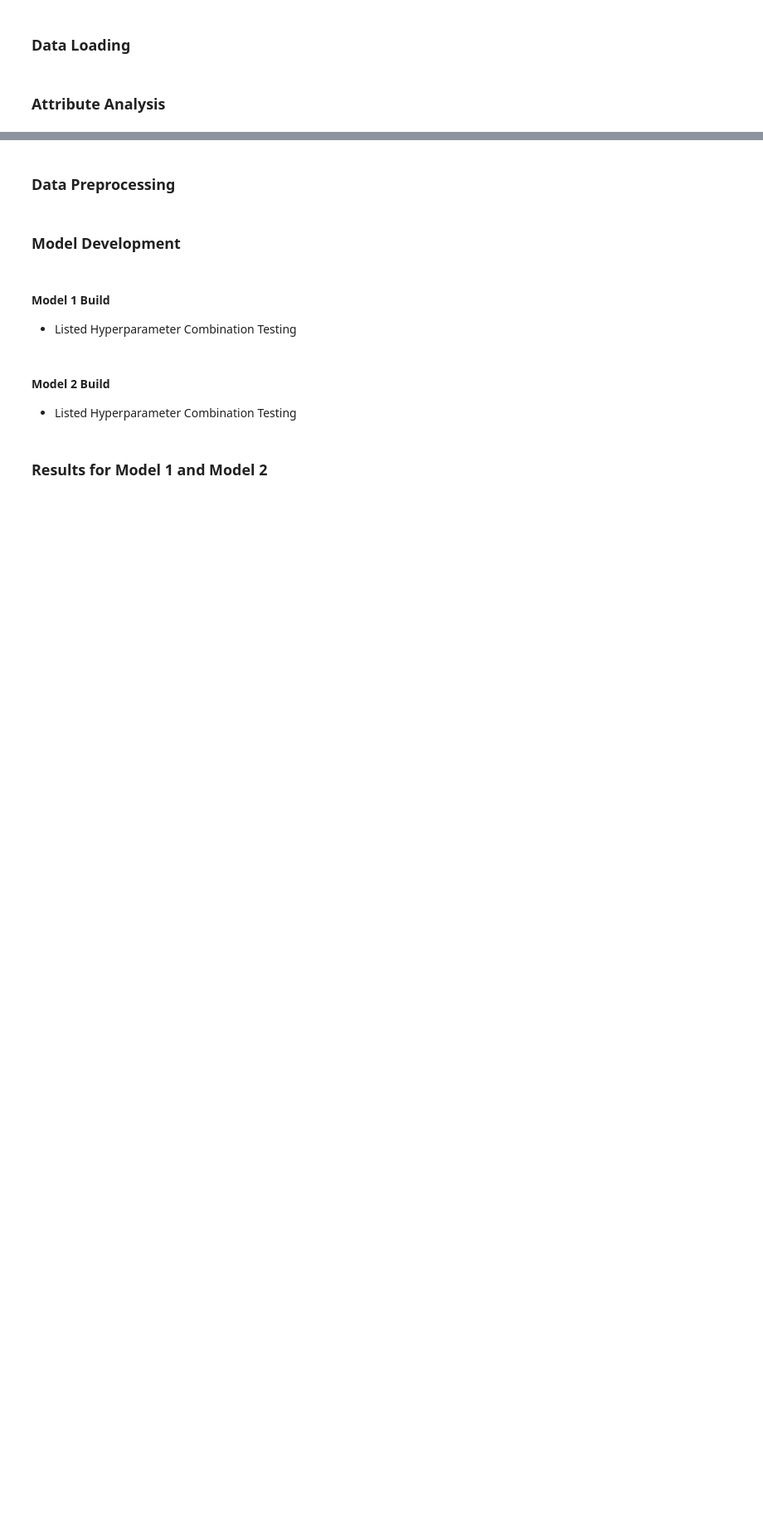
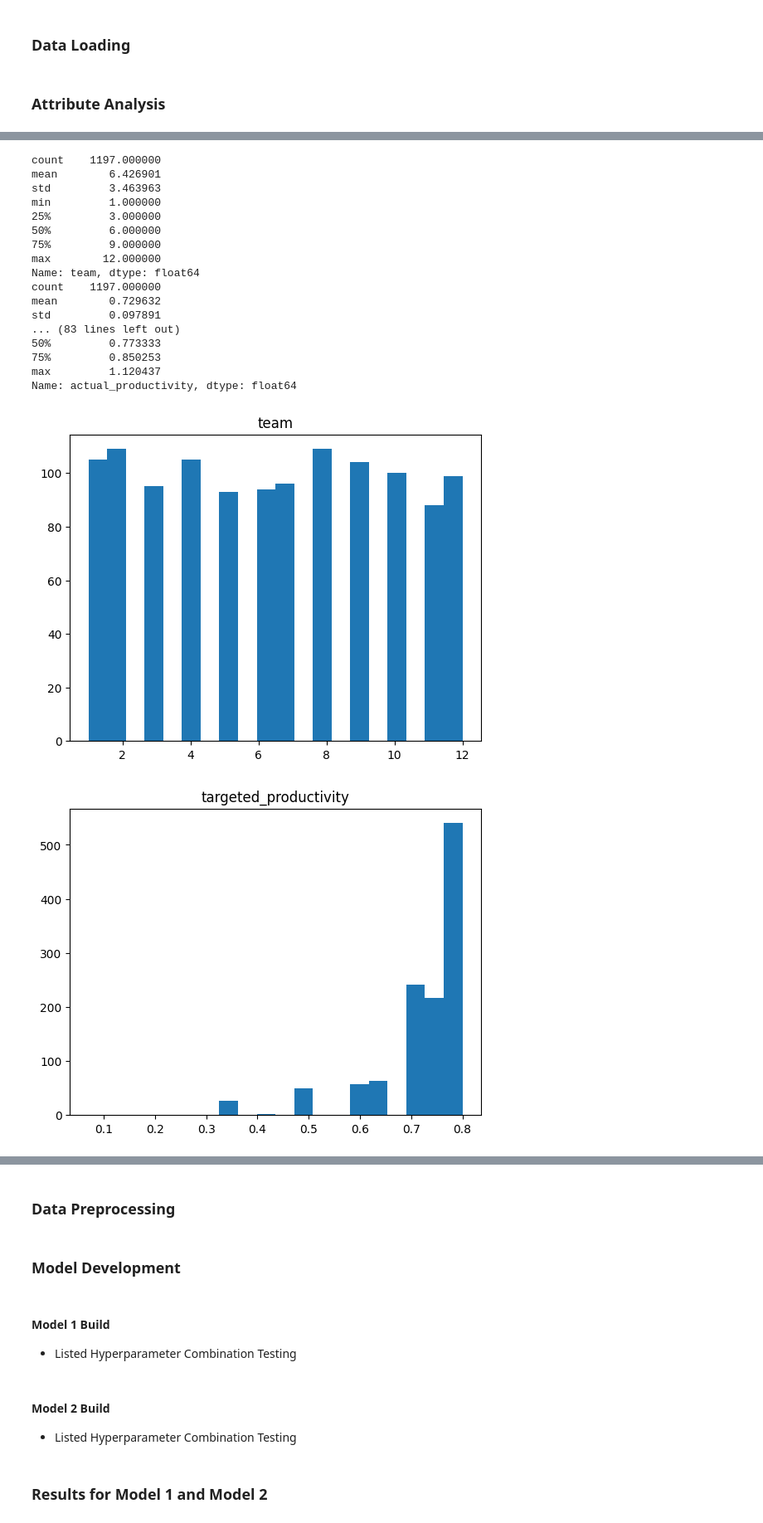
Before and after one commit to vaipos/CS4372_HW1, a Jupyter notebook: MainCode.ipynb, the cells around one changed output, grey strips where cells are left out. Shown at 83% size. Saved outputs shown, nothing was run; the diff lists cells and outputs as text; code cells hidden in the pictures; blank space fills up the shorter version.

Commit message:
attribute analysis

```diff
--- a/MainCode.ipynb
+++ b/MainCode.ipynb
@@ -12,0 +59,5 @@ df = pd.read_csv('garments_worker_productivity.csv')
+# %%
+num_cols = df.select_dtypes(include=['float64', 'int64']).columns.tolist()
+cat_cols = df.select_dtypes(include=['object', 'category']).columns.tolist()
+print(f"Columns that are categorical: {cat_cols}")
+print(f"Columns that are numerical: {num_cols}")
@@ -12,0 +67,29 @@ df = pd.read_csv('garments_worker_productivity.csv')
+# %%
+# Graph Attribute Distribution for Continous Values
+import matplotlib.pyplot as plt
+
+for col in num_cols:
+    plt.hist(df[col], bins=20)
+    plt.title(col)
+    print(df[col].describe())
+    plt.figure()
+# %% [output]
+count    1197.000000
+mean        6.426901
+std         3.463963
+min         1.000000
+25%         3.000000
+50%         6.000000
+75%         9.000000
+max        12.000000
+Name: team, dtype: float64
+count    1197.000000
+mean        0.729632
+std         0.097891
+... (83 lines left out)
+50%         0.773333
+75%         0.850253
+max         1.120437
+Name: actual_productivity, dtype: float64
+[figure, added]
+[figure, added]
```
Also changed, not shown: parts of 7 cells of this notebook.
